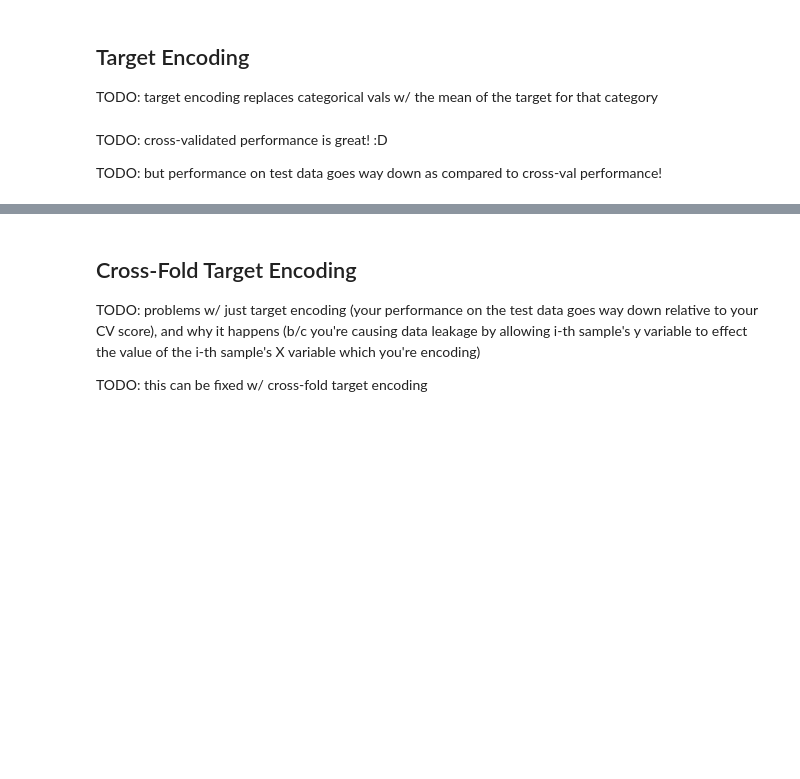
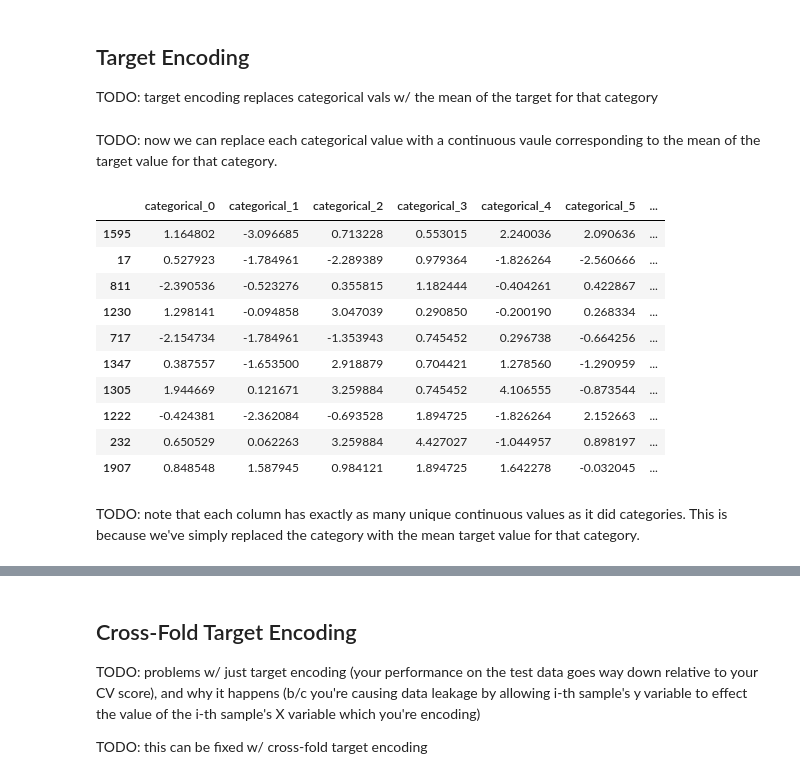
Before and after one commit to brendanhasz/target-encoding, a Jupyter notebook: Target_Encoding.ipynb, the cells around one changed output, grey strips where cells are left out. Cells and saved outputs as stored; diff of their text form; code cells hidden in the pictures; blank space fills up the shorter version.

```diff
--- a/Target_Encoding.ipynb
+++ b/Target_Encoding.ipynb
@@ -537,7 +568,7 @@ class TargetEncoder(BaseEstimator, TransformerMixin):
         Parameters
         ----------
         cols : list of str
-            Columns to target encode.  Default is to target-encode all
+            Columns to target encode.  Default is to target encode all
             categorical columns in the DataFrame.
         """
         if isinstance(cols, str):
@@ -621,7 +652,24 @@ class TargetEncoder(BaseEstimator, TransformerMixin):
             Input DataFrame with transformed columns
         """
         return self.fit(X, y).transform(X, y)
-# %% [markdown]
-TODO: cross-validated performance is great! :D
-
-TODO: but performance on test data goes way down as compared to cross-val performance!
+# %% [markdown]
+TODO: now we can replace each categorical value with a continuous vaule corresponding to the mean of the target value for that category.
+# %%
+# Target encode the categorical data
+te = TargetEncoder()
+X_target_encoded = te.fit_transform(X_train, y_train)
+X_target_encoded.sample(10)
+# %% [output]
+|  | categorical_0 | categorical_1 | categorical_2 | categorical_3 | categorical_4 | categorical_5 | ... |
+| 1595 | 1.164802 | -3.096685 | 0.713228 | 0.553015 | 2.240036 | 2.090636 | ... |
+| 17 | 0.527923 | -1.784961 | -2.289389 | 0.979364 | -1.826264 | -2.560666 | ... |
+| 811 | -2.390536 | -0.523276 | 0.355815 | 1.182444 | -0.404261 | 0.422867 | ... |
+| 1230 | 1.298141 | -0.094858 | 3.047039 | 0.290850 | -0.200190 | 0.268334 | ... |
+| 717 | -2.154734 | -1.784961 | -1.353943 | 0.745452 | 0.296738 | -0.664256 | ... |
+| 1347 | 0.387557 | -1.653500 | 2.918879 | 0.704421 | 1.278560 | -1.290959 | ... |
+| 1305 | 1.944669 | 0.121671 | 3.259884 | 0.745452 | 4.106555 | -0.873544 | ... |
+| 1222 | -0.424381 | -2.362084 | -0.693528 | 1.894725 | -1.826264 | 2.152663 | ... |
+| 232 | 0.650529 | 0.062263 | 3.259884 | 4.427027 | -1.044957 | 0.898197 | ... |
+| 1907 | 0.848548 | 1.587945 | 0.984121 | 1.894725 | 1.642278 | -0.032045 | ... |
+# %% [markdown]
+TODO: note that each column has exactly as many unique continuous values as it did categories.  This is because we've simply replaced the category with the mean target value for that category.
```
Also changed, not shown: parts of 30 cells of this notebook.
